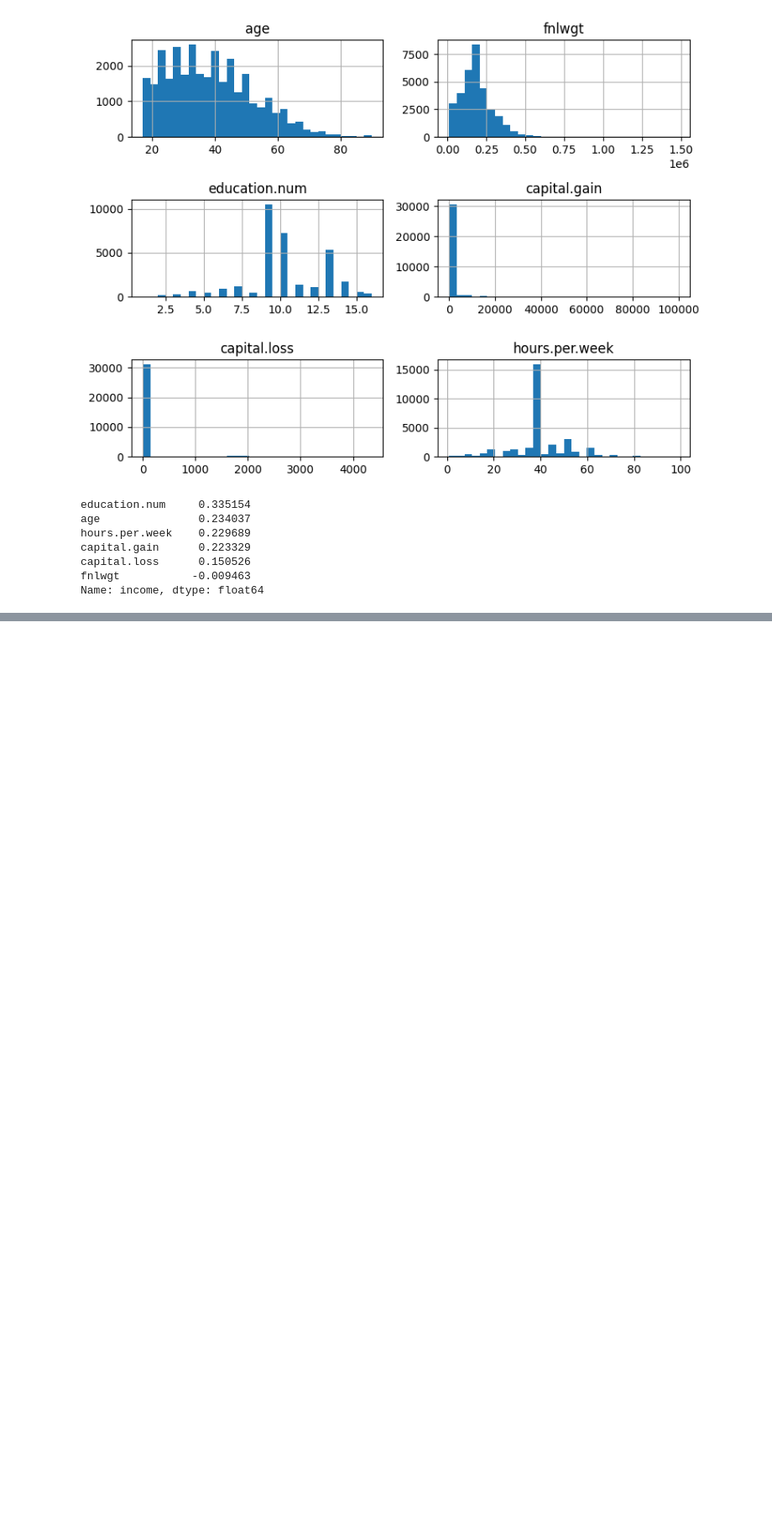
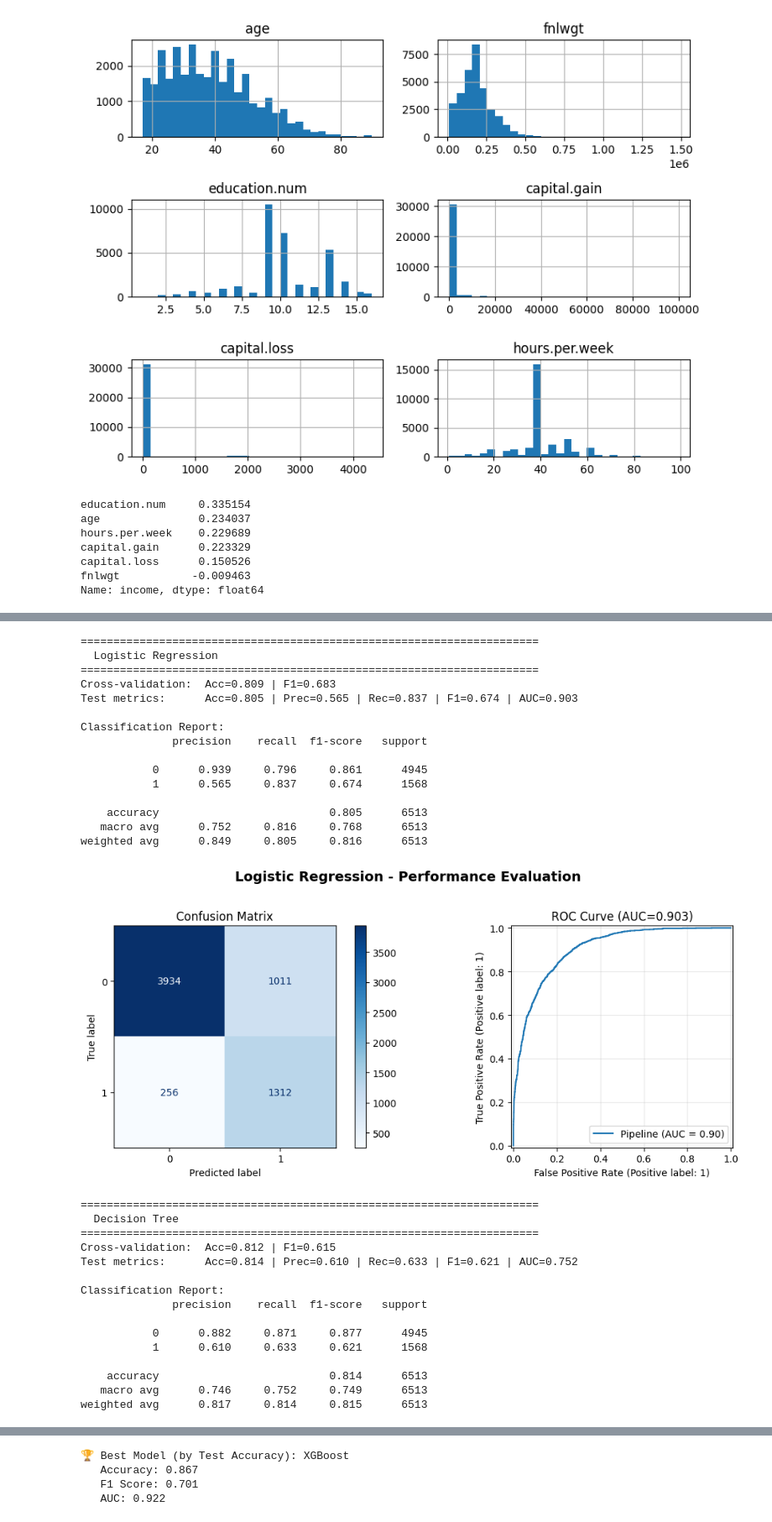
Before and after one commit to tsarevboris/ai-explore, a Jupyter notebook: notebooks/adult_income.ipynb, the cells around one changed output, grey strips where cells are left out. Shown at 84% size. Saved outputs shown, nothing was run; the diff lists cells and outputs as text; code cells hidden in the pictures; blank space fills up the shorter version.

```diff
--- a/notebooks/adult_income.ipynb
+++ b/notebooks/adult_income.ipynb
@@ -300,19 +257,11 @@ Good
 # %%
 # Ensemble of models
 from sklearn.ensemble import VotingClassifier
-ensemble_model = VotingClassifier(estimators=[
-    ('log_reg', logistic_reg_pipeline),
-    ('dec_tree', decision_tree_pipeline),
-    ('rand_forest', random_forest_pipeline),
-    ('xgb', xgb_pipeline)
-], voting='hard')
 
-# Train the ensemble model
-ensemble_model.fit(X_train, y_train)
-
-# Evaluate the model
-train_accuracy = ensemble_model.score(X_train, y_train)
-valid_accuracy = ensemble_model.score(X_valid, y_valid)
-
-print(f"Training Accuracy: {train_accuracy:.4f}")
-print(f"Validation Accuracy: {valid_accuracy:.4f}")
+voting_ensemble = VotingClassifier(
+    estimators=[
+        ('logreg', logistic_reg_model),
+        ('tree', decision_tree_model),
+        ('rf', random_forest_model)
+    ], voting='soft'
+)
@@ -365,0 +270,49 @@ plt.show()
+# %%
+from src.helpers import compare_classification_models
+
+models = {
+    "Logistic Regression": logistic_reg_model,
+    "Decision Tree": decision_tree_model,
+    "Random Forest": random_forest_model,
+    "Voting Ensemble": voting_ensemble,
+    "XGBoost": xgb_model,
+}
+
+results_df = compare_classification_models(
+    models,
+    preprocessor,
+    X_train, y_train,
+    X_valid, y_valid
+)
+# %% [output]
+======================================================================
+  Logistic Regression
+======================================================================
+Cross-validation:  Acc=0.809 | F1=0.683
+Test metrics:      Acc=0.805 | Prec=0.565 | Rec=0.837 | F1=0.674 | AUC=0.903
+
+Classification Report:
+              precision    recall  f1-score   support
+
+           0      0.939     0.796     0.861      4945
+           1      0.565     0.837     0.674      1568
+
+    accuracy                          0.805      6513
+   macro avg      0.752     0.816     0.768      6513
+weighted avg      0.849     0.805     0.816      6513
+[figure, added]
+======================================================================
+  Decision Tree
+======================================================================
+Cross-validation:  Acc=0.812 | F1=0.615
+Test metrics:      Acc=0.814 | Prec=0.610 | Rec=0.633 | F1=0.621 | AUC=0.752
+
+Classification Report:
+              precision    recall  f1-score   support
+
+           0      0.882     0.871     0.877      4945
+           1      0.610     0.633     0.621      1568
+
+    accuracy                          0.814      6513
+   macro avg      0.746     0.752     0.749      6513
+weighted avg      0.817     0.814     0.815      6513
@@ -365,0 +379,4 @@ plt.show()
+🏆 Best Model (by Test Accuracy): XGBoost
+   Accuracy: 0.867
+   F1 Score: 0.701
+   AUC: 0.922
```
Also changed, not shown: parts of 53 cells of this notebook, 1 other file.
